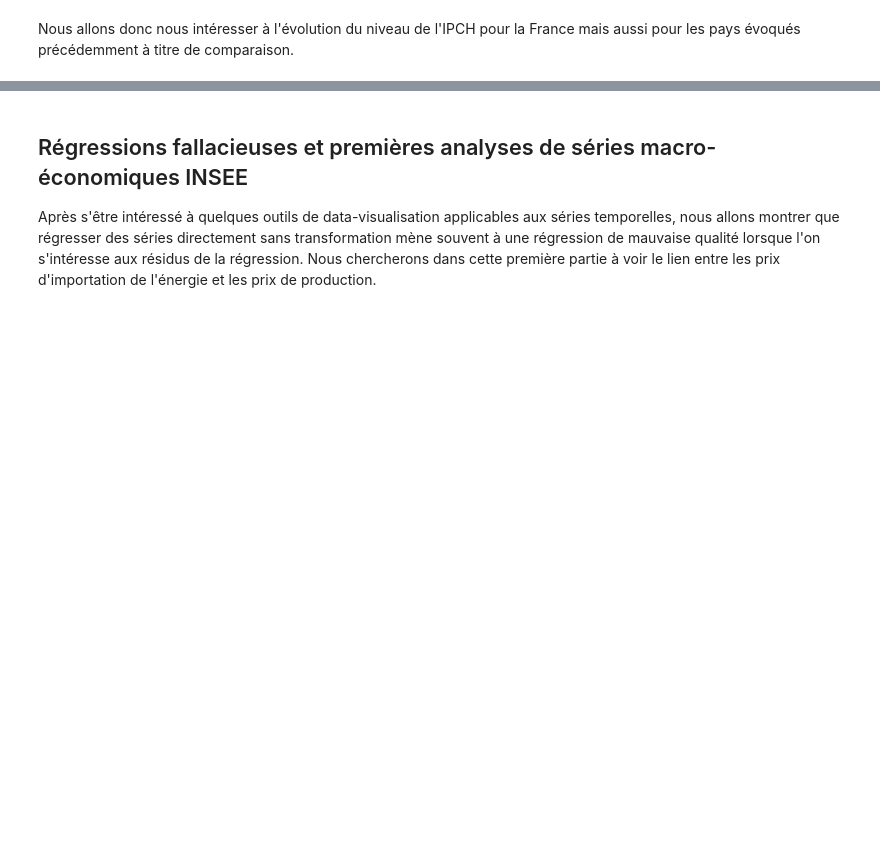
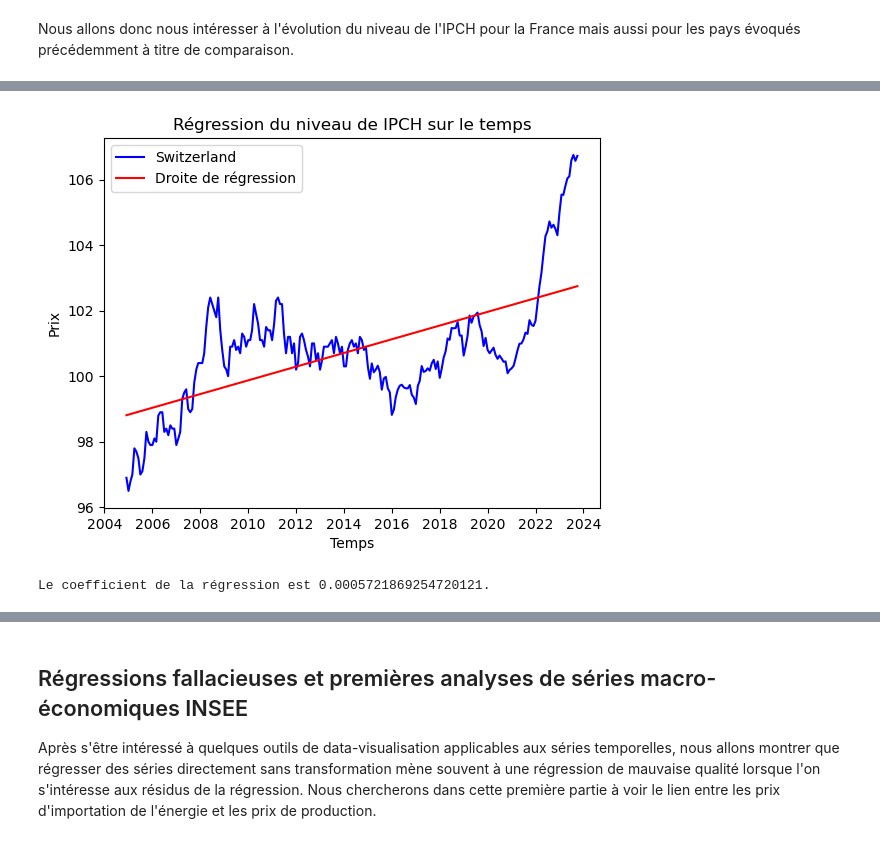
Before and after one commit to NathanVnh/Projet-Python, a Jupyter notebook: execute.ipynb, the cells around one changed output, grey strips where cells are left out. Saved outputs shown, nothing was run; the diff lists cells and outputs as text; code cells hidden in the pictures; blank space fills up the shorter version.

```diff
--- a/execute.ipynb
+++ b/execute.ipynb
@@ -276,0 +285,6 @@ Le coefficient de la régression est 0.004013825667932706
+# %%
+data.time_serie('Switzerland')
+data.regression()
+# %% [output]
+[figure, added]
+Le coefficient de la régression est 0.0005721869254720121.
```
Also changed, not shown: parts of 13 cells of this notebook.
